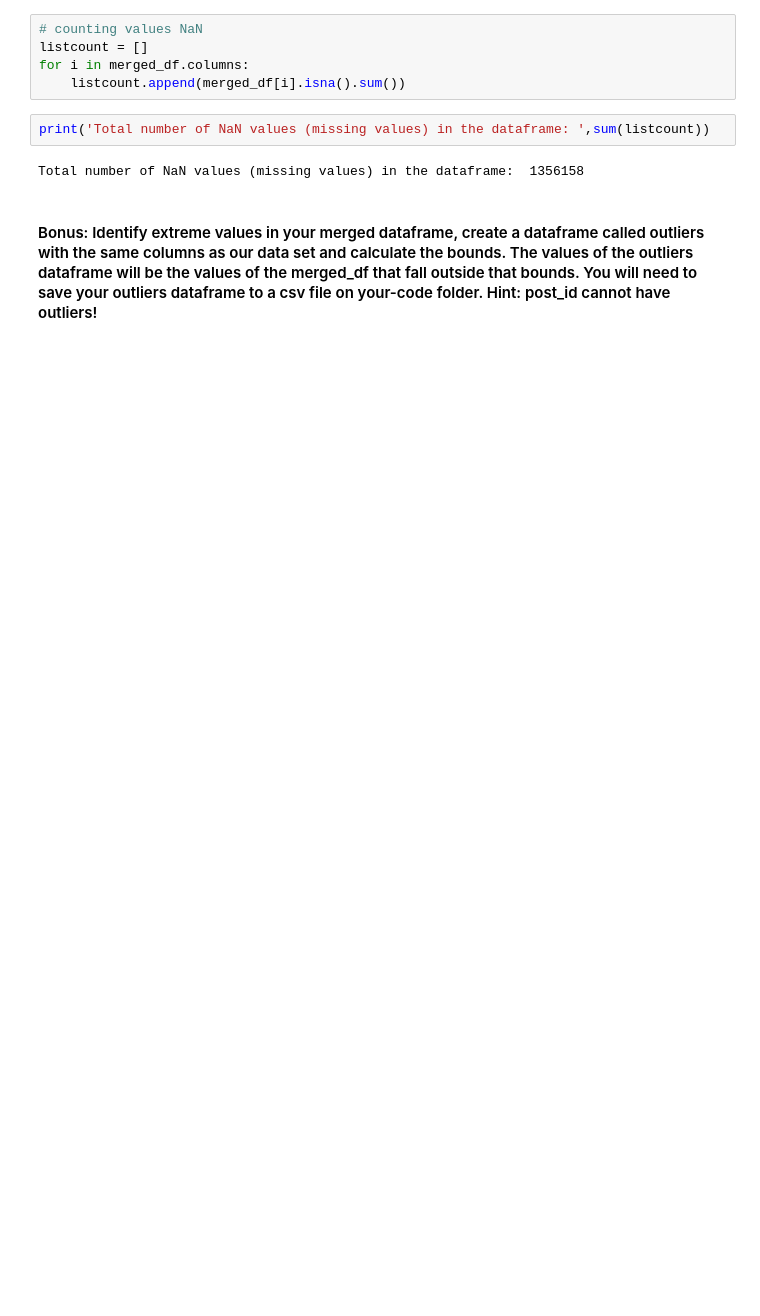
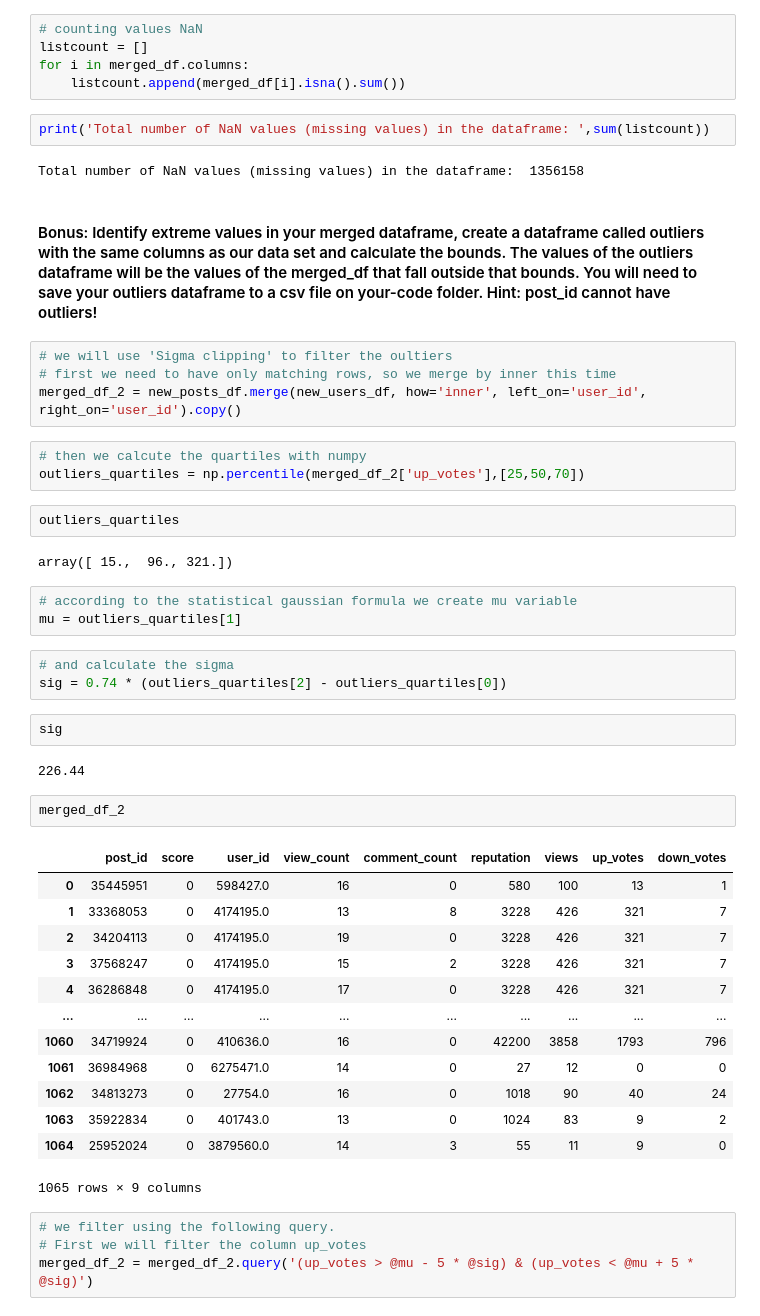
Before and after one commit to ironhack-bcn-data-pt/13-lab-pandas-data-cleaning, a Jupyter notebook: your-code/lab-pandas-data-cleaning.ipynb, the cells around one changed output. Saved outputs shown, nothing was run; the diff lists cells and outputs as text; blank space fills up the shorter version.

Commit message:
added outliers question - first version

```diff
--- a/your-code/lab-pandas-data-cleaning.ipynb
+++ b/your-code/lab-pandas-data-cleaning.ipynb
@@ -94,3 +97,44 @@ print('Total number of NaN values (missing values) in the dataframe: ',sum(listc
 Total number of NaN values (missing values) in the dataframe:  1356158
 # %% [markdown]
 #### Bonus: Identify extreme values in your merged dataframe, create a dataframe called outliers with the same columns as our data set and calculate the bounds. The values of the outliers dataframe will be the values of the merged_df that fall outside that bounds. You will need to save your outliers dataframe to a csv file on your-code folder. Hint: post_id cannot have outliers!
+# %%
+# we will use 'Sigma clipping' to filter the oultiers
+# first we need to have only matching rows, so we merge by inner this time
+merged_df_2 = new_posts_df.merge(new_users_df, how='inner', left_on='user_id', right_on='user_id').copy()
+# %%
+# then we calcute the quartiles with numpy
+outliers_quartiles = np.percentile(merged_df_2['up_votes'],[25,50,70])
+# %%
+outliers_quartiles
+# %% [output]
+array([ 15.,  96., 321.])
+# %%
+# according to the statistical gaussian formula we create mu variable
+mu = outliers_quartiles[1]
+# %%
+# and calculate the sigma
+sig = 0.74 * (outliers_quartiles[2] - outliers_quartiles[0])
+# %%
+sig
+# %% [output]
+226.44
+# %%
+merged_df_2
+# %% [output]
+|  | post_id | score | user_id | view_count | comment_count | reputation | views | up_votes | down_votes |
+| 0 | 35445951 | 0 | 598427.0 | 16 | 0 | 580 | 100 | 13 | 1 |
+| 1 | 33368053 | 0 | 4174195.0 | 13 | 8 | 3228 | 426 | 321 | 7 |
+| 2 | 34204113 | 0 | 4174195.0 | 19 | 0 | 3228 | 426 | 321 | 7 |
+| 3 | 37568247 | 0 | 4174195.0 | 15 | 2 | 3228 | 426 | 321 | 7 |
+| 4 | 36286848 | 0 | 4174195.0 | 17 | 0 | 3228 | 426 | 321 | 7 |
+| ... | ... | ... | ... | ... | ... | ... | ... | ... | ... |
+| 1060 | 34719924 | 0 | 410636.0 | 16 | 0 | 42200 | 3858 | 1793 | 796 |
+| 1061 | 36984968 | 0 | 6275471.0 | 14 | 0 | 27 | 12 | 0 | 0 |
+| 1062 | 34813273 | 0 | 27754.0 | 16 | 0 | 1018 | 90 | 40 | 24 |
+| 1063 | 35922834 | 0 | 401743.0 | 13 | 0 | 1024 | 83 | 9 | 2 |
+| 1064 | 25952024 | 0 | 3879560.0 | 14 | 3 | 55 | 11 | 9 | 0 |
+1065 rows × 9 columns
+# %%
+# we filter using the following query.
+# First we will filter the column up_votes
+merged_df_2 = merged_df_2.query('(up_votes > @mu - 5 * @sig) & (up_votes < @mu + 5 * @sig)')
```
Also changed, not shown: parts of 9 cells of this notebook.
